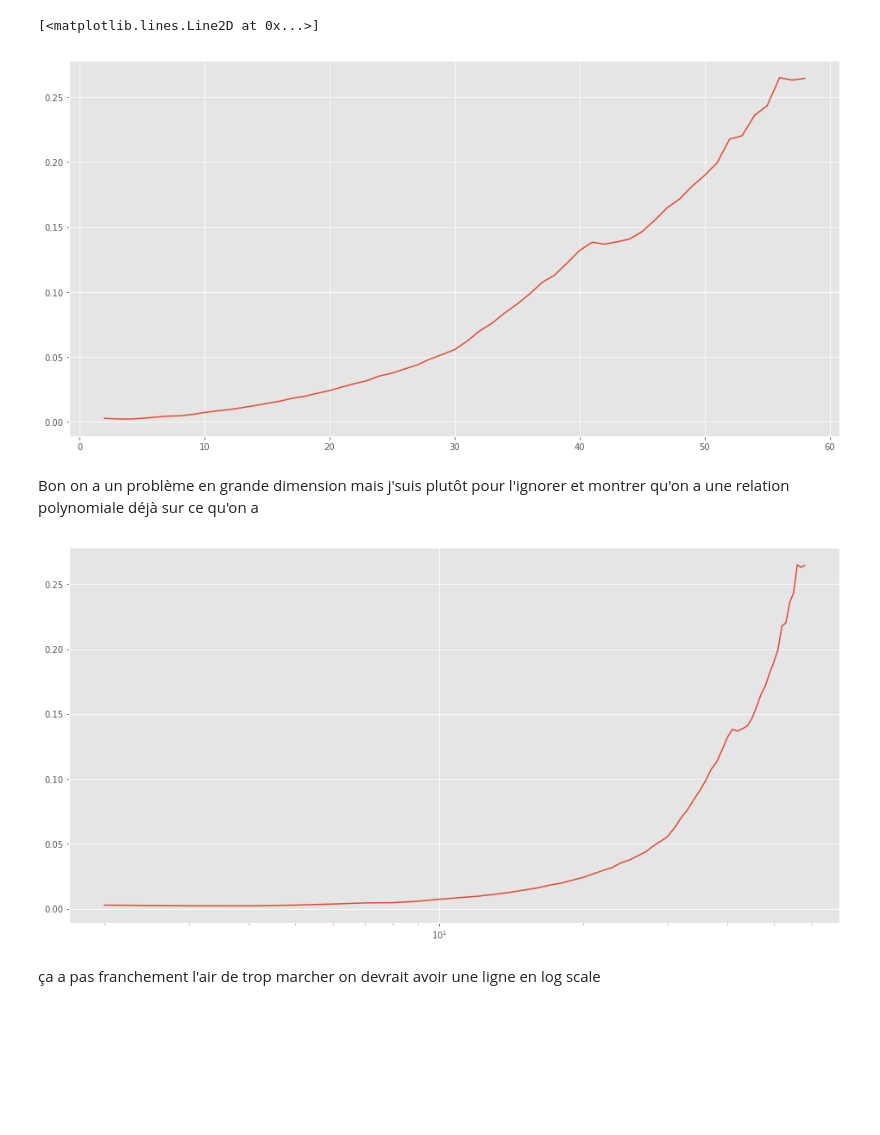
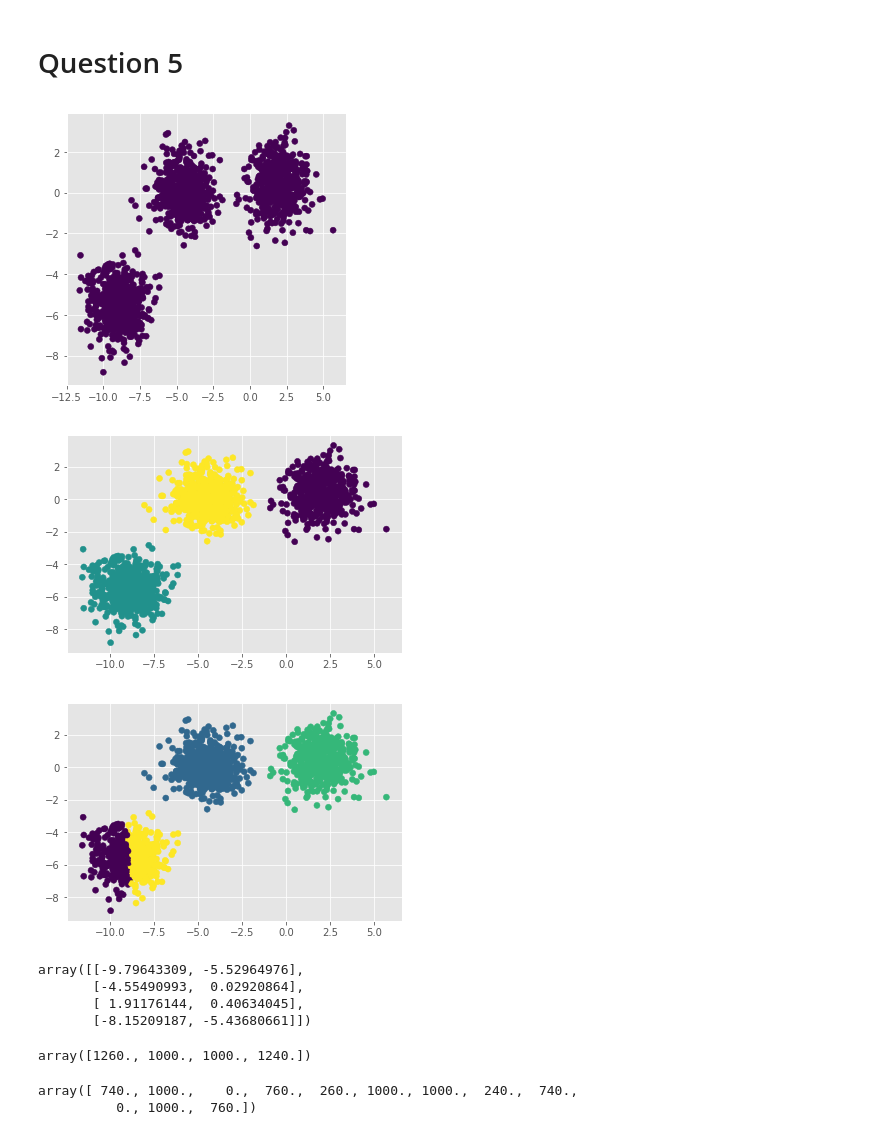
Before and after one commit to vatre/The-Earth-Mover-Distance-and-linear-programming, a Jupyter notebook: notebooks/Main nb.ipynb, the cells around one changed output. Saved outputs shown, nothing was run; the diff lists cells and outputs as text; code cells hidden in the pictures; blank space fills up the shorter version.

```diff
--- a/notebooks/Main nb.ipynb
+++ b/notebooks/Main nb.ipynb
@@ -130,18 +179,46 @@ print()
-# %%
-keys = sorted(list(perfs.keys()))
-plot_perfs = [np.mean(perfs[k]) for k in keys]
-
-plt.plot(keys, plot_perfs)
-# %% [output]
-[<matplotlib.lines.Line2D at 0x...>]
-[figure, removed]
-# %% [markdown]
-Bon on a un problème en grande dimension mais j'suis plutôt pour l'ignorer et montrer qu'on a une relation polynomiale déjà sur ce qu'on a
-# %%
-pylab.xscale("log")
-plt.plot(keys, plot_perfs)
-plt.show()
-# %% [output]
-[figure, removed]
-# %% [markdown]
-ça a pas franchement l'air de trop marcher on devrait avoir une ligne en log scale
+# %% [markdown]
+# Question 5
+# %%
+from sklearn.cluster import KMeans
+from sklearn.datasets import make_blobs
+
+plt.figure(figsize=(5, 5))
+
+n_samples = 1500
+random_state = 170
+
+X, y = make_blobs(n_samples=n_samples, random_state=random_state)
+
+# Incorrect number of clusters
+y_pred1 = KMeans(n_clusters=1, random_state=random_state).fit_predict(X)
+y_cent1 = KMeans(n_clusters=1, random_state=random_state).fit(X).cluster_centers_
+plt.scatter(X[:, 0], X[:, 1], c=y_pred1)
+
+plt.show()
+
+# Correct number of clusters
+y_pred2 = KMeans(n_clusters=3, random_state=random_state).fit_predict(X)
+y_cent2 = KMeans(n_clusters=3, random_state=random_state).fit(X).cluster_centers_
+
+plt.scatter(X[:, 0], X[:, 1], c=y_pred2)
+
+plt.show()
+
+# Too many clusters
+y_pred3 = KMeans(n_clusters=4, random_state=random_state).fit_predict(X)
+y_cent3 = KMeans(n_clusters=4, random_state=random_state).fit(X).cluster_centers_
+
+plt.scatter(X[:, 0], X[:, 1], c=y_pred3)
+
+plt.show()
+# %% [output]
+[figure, added]
+[figure, added]
+[figure, added]
+# %%
+y_cent3
+# %% [output]
+array([[-9.79643309, -5.52964976],
+       [-4.55490993,  0.02920864],
+       [ 1.91176144,  0.40634045],
+       [-8.15209187, -5.43680661]])
@@ -147,0 +249,9 @@ plt.show()
+# %%
+d1
+# %% [output]
+array([1260., 1000., 1000., 1240.])
+# %%
+d2
+# %% [output]
+array([ 740., 1000.,    0.,  760.,  260., 1000., 1000.,  240.,  740.,
+          0., 1000.,  760.])
```
Also changed, not shown: parts of 29 cells of this notebook, 13 other files.
